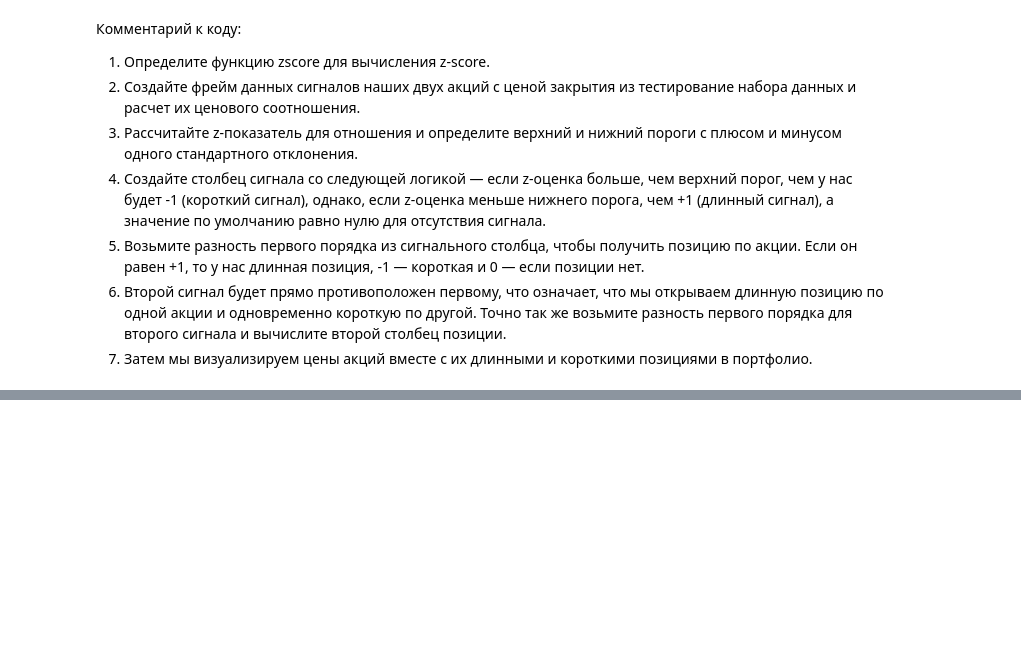
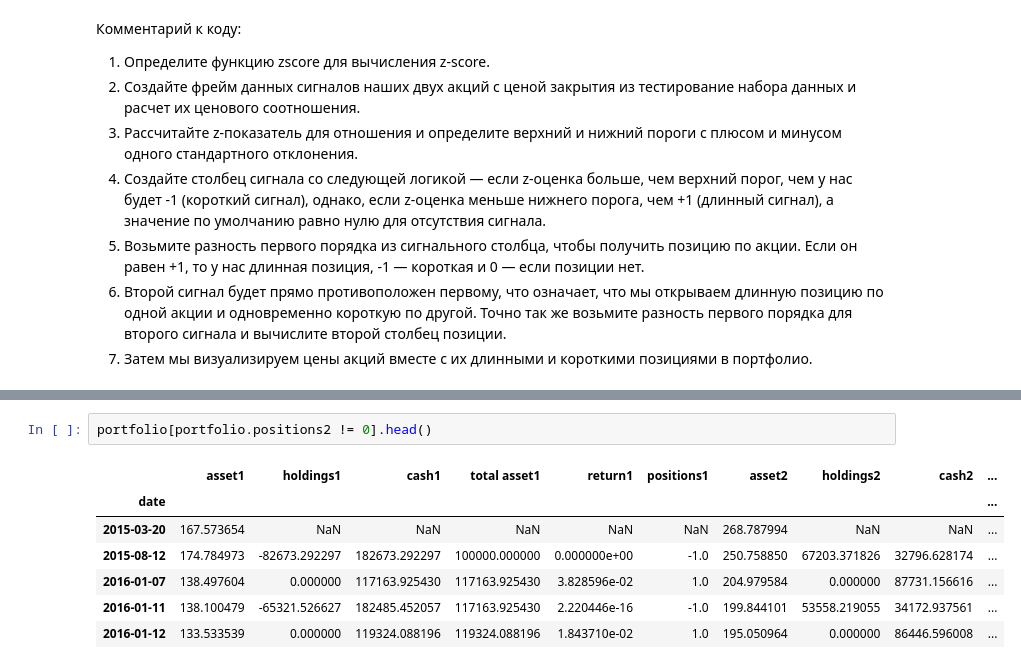
Before and after one commit to Romuldavid/Pair_Traiding, a Jupyter notebook: 2_pt.ipynb, the cells around one changed output, grey strips where cells are left out. Drawn from its saved outputs; the diff is of its cells as text; blank space fills up the shorter version.

```diff
--- a/2_pt.ipynb
+++ b/2_pt.ipynb
@@ -439,0 +505,10 @@ plt.savefig('images/chart7', dpi=300);
+# %%
+portfolio[portfolio.positions2 != 0].head()
+# %% [output]
+|  | asset1 | holdings1 | cash1 | total asset1 | return1 | positions1 | asset2 | holdings2 | cash2 | ... |
+| date |  |  |  |  |  |  |  |  |  | ... |
+| 2015-03-20 | 167.573654 | NaN | NaN | NaN | NaN | NaN | 268.787994 | NaN | NaN | ... |
+| 2015-08-12 | 174.784973 | -82673.292297 | 182673.292297 | 100000.000000 | 0.000000e+00 | -1.0 | 250.758850 | 67203.371826 | 32796.628174 | ... |
+| 2016-01-07 | 138.497604 | 0.000000 | 117163.925430 | 117163.925430 | 3.828596e-02 | 1.0 | 204.979584 | 0.000000 | 87731.156616 | ... |
+| 2016-01-11 | 138.100479 | -65321.526627 | 182485.452057 | 117163.925430 | 2.220446e-16 | -1.0 | 199.844101 | 53558.219055 | 34172.937561 | ... |
+| 2016-01-12 | 133.533539 | 0.000000 | 119324.088196 | 119324.088196 | 1.843710e-02 | 1.0 | 195.050964 | 0.000000 | 86446.596008 | ... |
```
Also changed, not shown: parts of 16 cells of this notebook.
